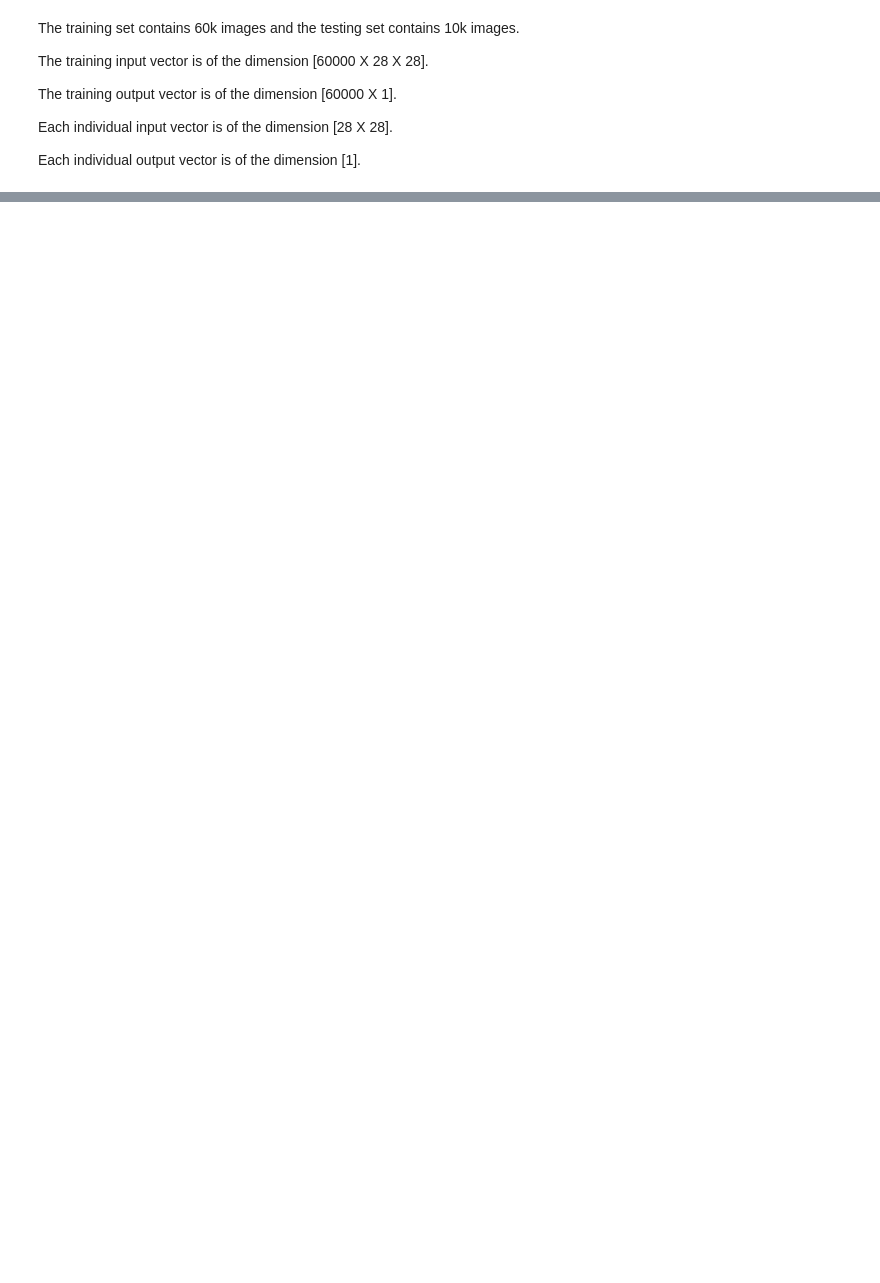
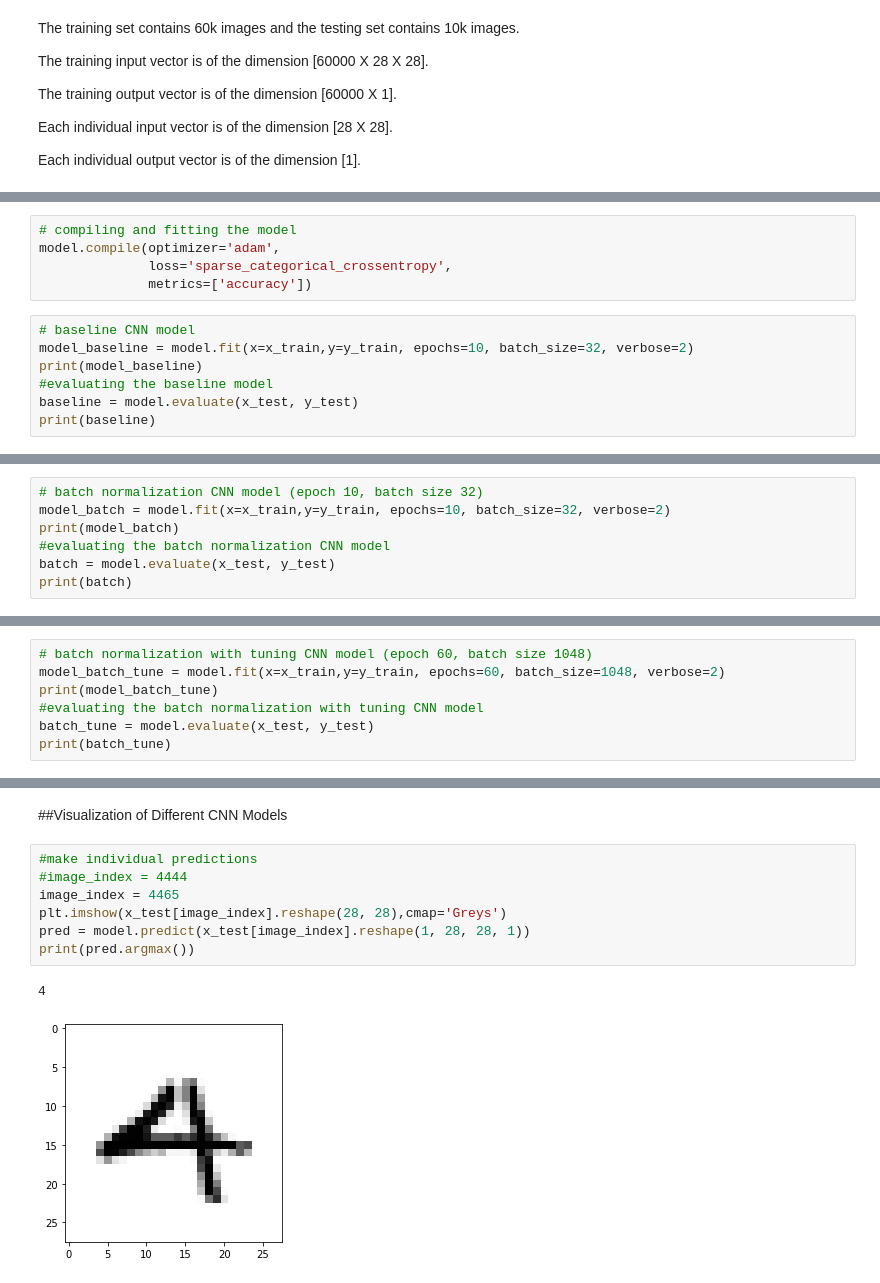
Before and after one commit to Kate-Strydom/cse450, a Jupyter notebook: MNIST_Handwritten_digit_recognition.ipynb, the cells around one changed output, grey strips where cells are left out. Saved outputs shown, nothing was run; the diff lists cells and outputs as text; blank space fills up the shorter version.

```diff
--- a/MNIST_Handwritten_digit_recognition.ipynb
+++ b/MNIST_Handwritten_digit_recognition.ipynb
@@ -76,0 +125,12 @@ Test: X=(10000, 28, 28), y=(10000,)
+# %%
+# compiling and fitting the model
+model.compile(optimizer='adam',
+              loss='sparse_categorical_crossentropy',
+              metrics=['accuracy'])
+# %%
+# baseline CNN model
+model_baseline = model.fit(x=x_train,y=y_train, epochs=10, batch_size=32, verbose=2)
+print(model_baseline)
+#evaluating the baseline model
+baseline = model.evaluate(x_test, y_test)
+print(baseline)
@@ -76,0 +157,7 @@ Test: X=(10000, 28, 28), y=(10000,)
+# %%
+# batch normalization CNN model (epoch 10, batch size 32)
+model_batch = model.fit(x=x_train,y=y_train, epochs=10, batch_size=32, verbose=2)
+print(model_batch)
+#evaluating the batch normalization CNN model
+batch = model.evaluate(x_test, y_test)
+print(batch)
@@ -76,0 +182,7 @@ Test: X=(10000, 28, 28), y=(10000,)
+# %%
+# batch normalization with tuning CNN model (epoch 60, batch size 1048)
+model_batch_tune = model.fit(x=x_train,y=y_train, epochs=60, batch_size=1048, verbose=2)
+print(model_batch_tune)
+#evaluating the batch normalization with tuning CNN model
+batch_tune = model.evaluate(x_test, y_test)
+print(batch_tune)
@@ -76,0 +255,12 @@ Test: X=(10000, 28, 28), y=(10000,)
+# %% [markdown]
+##Visualization of Different CNN Models
+# %%
+#make individual predictions
+#image_index = 4444
+image_index = 4465
+plt.imshow(x_test[image_index].reshape(28, 28),cmap='Greys')
+pred = model.predict(x_test[image_index].reshape(1, 28, 28, 1))
+print(pred.argmax())
+# %% [output]
+4
+[figure, added]
```
Also changed, not shown: parts of 30 cells of this notebook.
